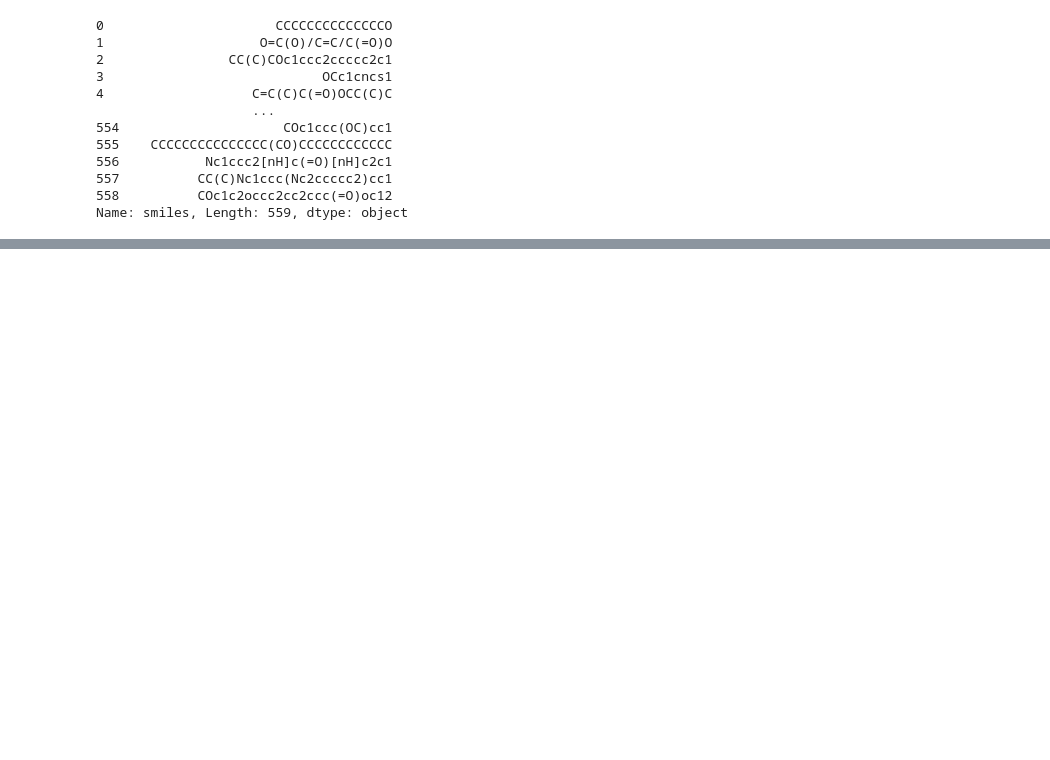
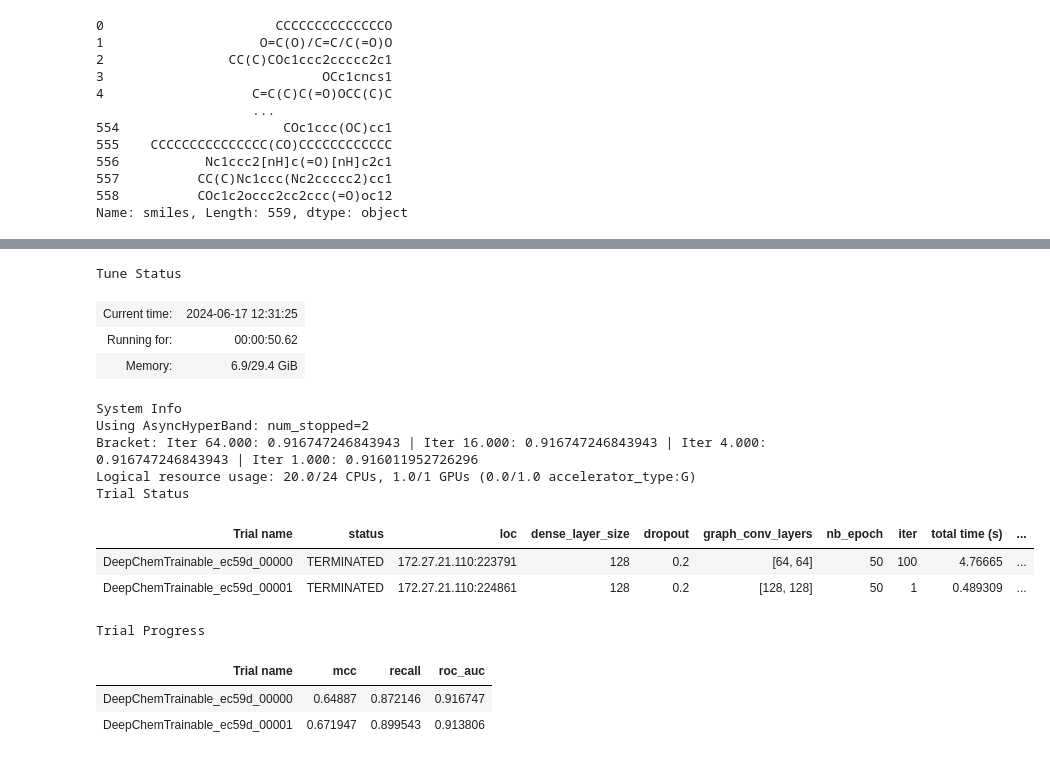
Before and after one commit to MSBT-Computational-Modeling/Biodegradation, a Jupyter notebook: mode_train.ipynb, the cells around one changed output, grey strips where cells are left out. Cells and saved outputs as stored; diff of their text form; code cells hidden in the pictures; blank space fills up the shorter version.

```diff
--- a/mode_train.ipynb
+++ b/mode_train.ipynb
@@ -197,0 +307,38 @@ sns.heatmap(cm, annot=True, fmt='d')
+# %%
+from ray import tune
+from ray.tune.schedulers import ASHAScheduler
+import deepchem as dc
+
+
+class DeepChemTrainable(tune.Trainable):
+    def setup(self, config):
+        self.config = config
+        self.model = dc.models.GraphConvModel(n_tasks=1, mode='classification',
+                                              dropout=config['dropout'],
+                                              graph_conv_layers=config['graph_conv_layers'],
+                                              dense_layer_size=config['dense_layer_size'])
+        self.model.fit(dataset, nb_epoch=config['nb_epoch'])
+
+    def step(self):
+        result = self.model.evaluate(test_dataset, [dc.metrics.Metric(dc.metrics.roc_auc_score),
+                                                    dc.metrics.Metric(dc.metrics.matthews_corrcoef),
+                                                    dc.metrics.Metric(dc.metrics.recall_score) ])
+        return {"roc_auc": result['roc_auc_score'],
+                "mcc": result['matthews_corrcoef'],
+                "recall": result['recall_score']}
+
+search_space = {
+    "nb_epoch": tune.grid_search([50]),
+    "graph_conv_layers": tune.grid_search([[64, 64], [128, 128]]),
+    "dense_layer_size": tune.grid_search([128]),
+    "dropout": tune.grid_search([0.2])
+}
+
+analysis_rerun = tune.run(
+    DeepChemTrainable,
+    resources_per_trial={"cpu": 20, "gpu": 1},
+    config=search_space,
+    scheduler=ASHAScheduler(metric="roc_auc", mode="max"),
+    num_samples=1
+)
+# %% [output]
@@ -197,0 +346,16 @@ sns.heatmap(cm, annot=True, fmt='d')
+Tune Status
+| Current time: | 2024-06-17 12:31:25 |
+| Running for: | 00:00:50.62 |
+| Memory: | 6.9/29.4 GiB |
+System Info
+Using AsyncHyperBand: num_stopped=2
+Bracket: Iter 64.000: 0.916747246843943 | Iter 16.000: 0.916747246843943 | Iter 4.000: 0.916747246843943 | Iter 1.000: 0.916011952726296
+Logical resource usage: 20.0/24 CPUs, 1.0/1 GPUs (0.0/1.0 accelerator_type:G)
+Trial Status
+| Trial name | status | loc | dense_layer_size | dropout | graph_conv_layers | nb_epoch | iter | total time (s) | ... |
+| DeepChemTrainable_ec59d_00000 | TERMINATED | 172.27.21.110:223791 | 128 | 0.2 | [64, 64] | 50 | 100 | 4.76665 | ... |
+| DeepChemTrainable_ec59d_00001 | TERMINATED | 172.27.21.110:224861 | 128 | 0.2 | [128, 128] | 50 | 1 | 0.489309 | ... |
+Trial Progress
+| Trial name | mcc | recall | roc_auc |
+| DeepChemTrainable_ec59d_00000 | 0.64887 | 0.872146 | 0.916747 |
+| DeepChemTrainable_ec59d_00001 | 0.671947 | 0.899543 | 0.913806 |
```
Also changed, not shown: parts of 19 cells of this notebook, 4 other files.
